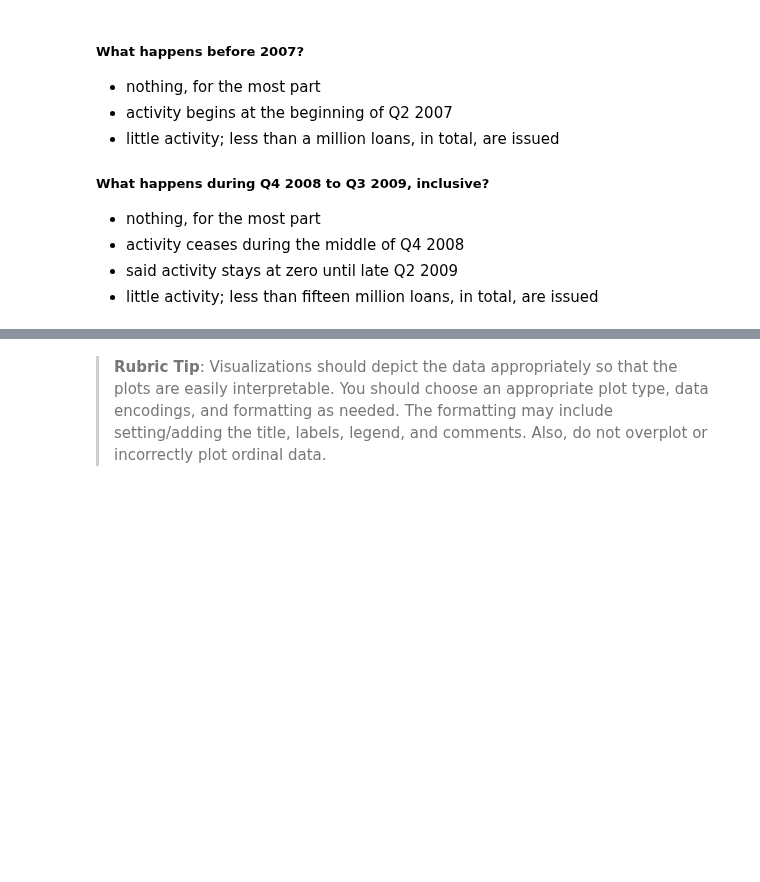
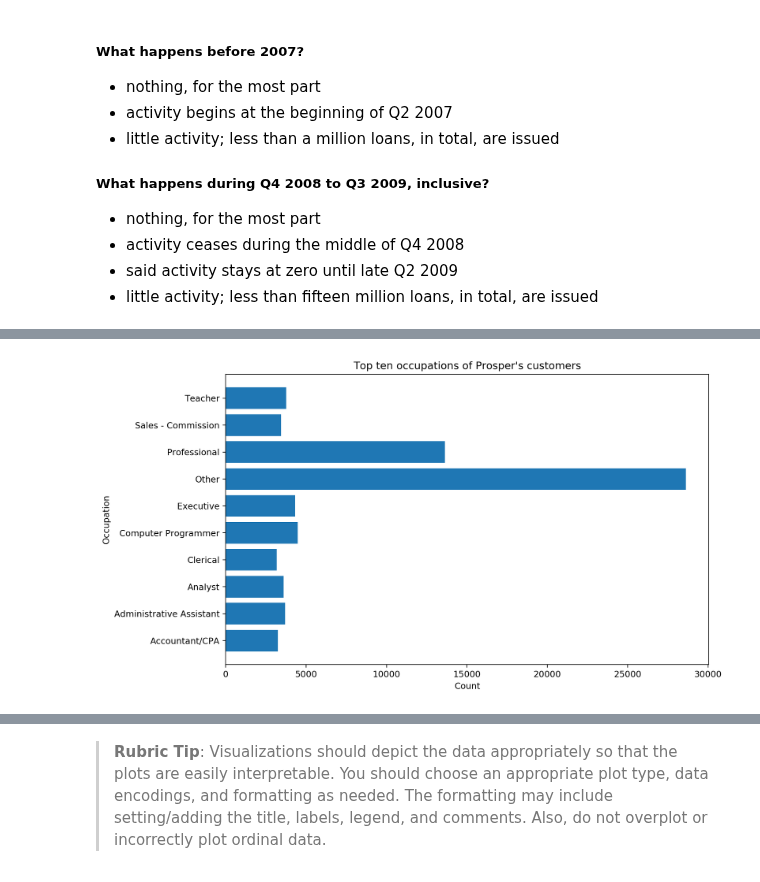
Before and after one commit to brk-a/alx-t-data-analyst, a Jupyter notebook: 0x02-project_3_visualise_data/Part_I_exploration_template.ipynb, the cells around one changed output, grey strips where cells are left out. Saved outputs shown, nothing was run; the diff lists cells and outputs as text; code cells hidden in the pictures; blank space fills up the shorter version.

```diff
--- a/0x02-project_3_visualise_data/Part_I_exploration_template.ipynb
+++ b/0x02-project_3_visualise_data/Part_I_exploration_template.ipynb
@@ -509,0 +582,10 @@ plt.ylabel('#Loans issued');
+# %%
+#Occupation: top ten
+y = df.Occupation.value_counts().values[:10]
+x = df.Occupation.value_counts().index[:10]
+
+#create viz
+create_fig('Count', 'Occupation', 'Top ten occupations of Prosper\'s customers' )
+plt.barh(x, y, color=default_blue);
+# %% [output]
+[figure, added]
```
Also changed, not shown: parts of 23 cells of this notebook.
